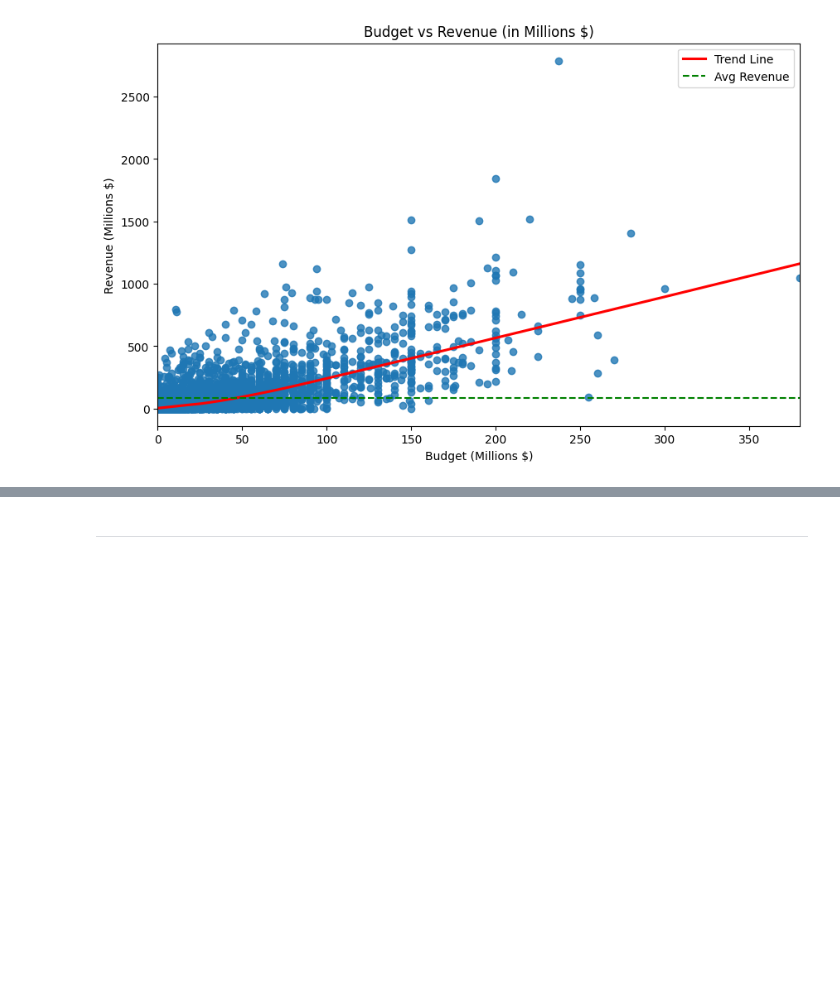
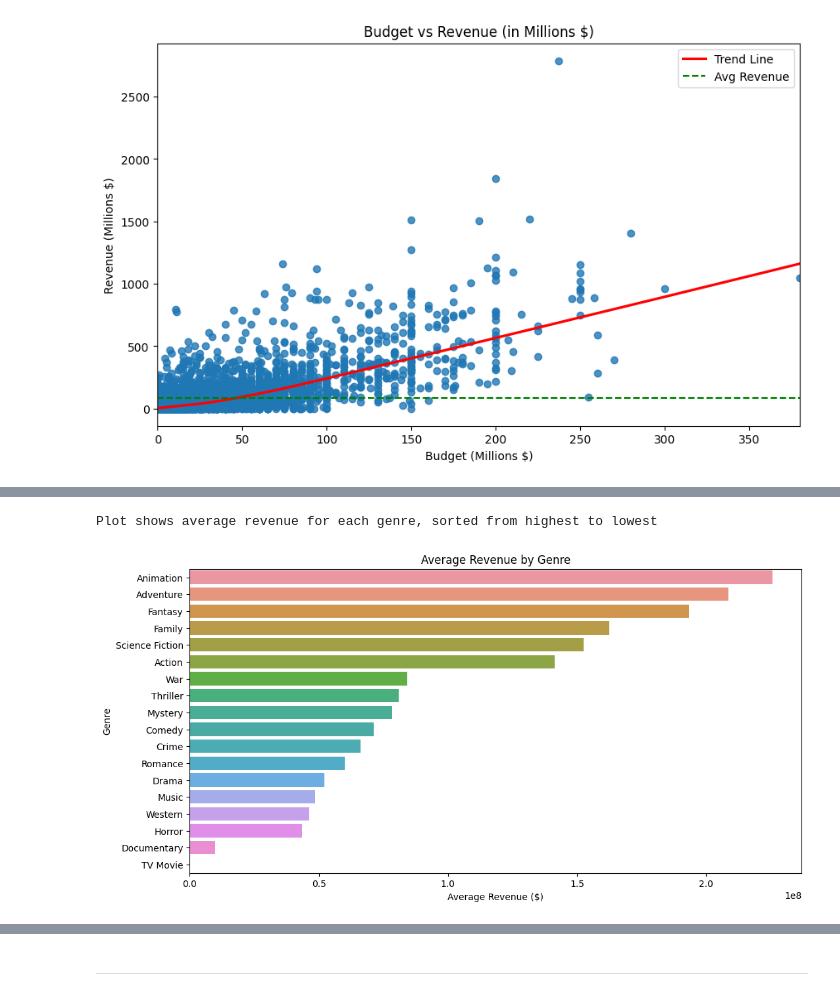
Before and after one commit to Agnieszkalukasiak/Film_Hit_prediction, a Jupyter notebook: jupyter_notebooks/Film_success_study.ipynb, the cells around one changed output, grey strips where cells are left out. Drawn from its saved outputs; the diff is of its cells as text; code cells hidden in the pictures; blank space fills up the shorter version.

```diff
--- a/jupyter_notebooks/Film_success_study.ipynb
+++ b/jupyter_notebooks/Film_success_study.ipynb
@@ -204,0 +233,25 @@ Plot shows scatter points, trend line (red), and average revenue line (green)
+# %%
+import matplotlib.pyplot as plt
+import seaborn as sns
+
+# Calculate mean revenue for each individual genre
+genre_means = {
+   genre: df_movies[df_movies[genre] == 1]['revenue'].mean()
+   for genre in ['Action', 'Adventure', 'Animation', 'Comedy', 'Crime',
+                'Documentary', 'Drama', 'Family', 'Fantasy', 'Horror',
+                'Music', 'Mystery', 'Romance', 'Science Fiction', 'TV Movie',
+                'Thriller', 'War', 'Western']
+}
+
+# Convert to Series and sort
+genre_revenue = pd.Series(genre_means).sort_values(ascending=False)
+
+plt.figure(figsize=(12, 6))
+sns.barplot(x=genre_revenue.values, y=genre_revenue.index)
+plt.title('Average Revenue by Genre')
+plt.xlabel('Average Revenue ($)')
+plt.ylabel('Genre')
+print("Plot shows average revenue for each genre, sorted from highest to lowest")
+# %% [output]
+Plot shows average revenue for each genre, sorted from highest to lowest
+[figure, added]
```
Also changed, not shown: parts of 9 cells of this notebook, 2 other files.
